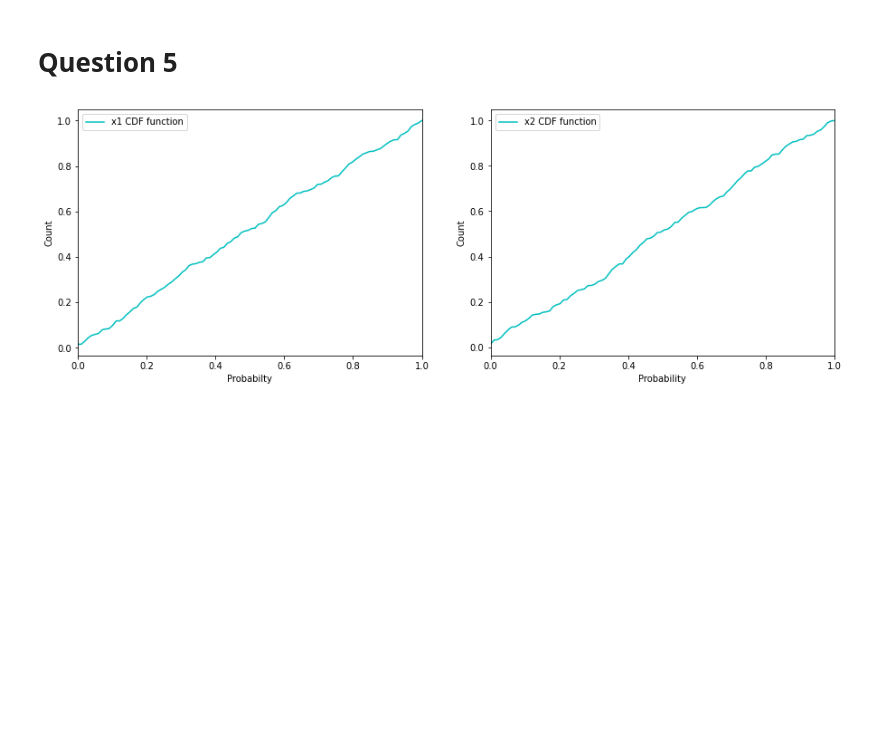
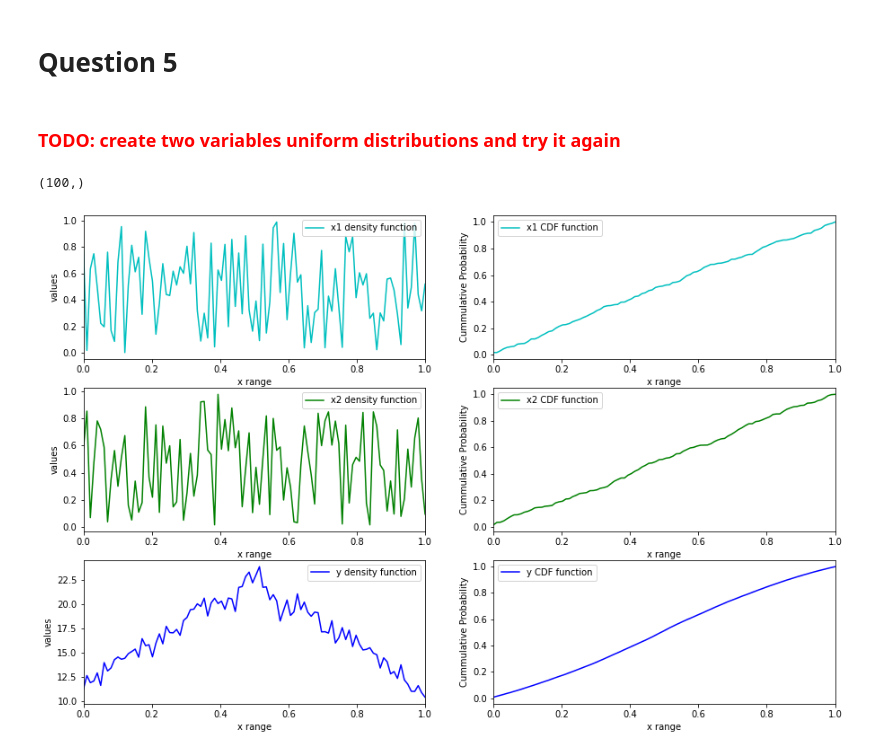
Before and after one commit to amindadgar/Pattern-Recognition, a Jupyter notebook: HW1.ipynb, the cells around one changed output. Drawn from its saved outputs; the diff is of its cells as text; code cells hidden in the pictures; blank space fills up the shorter version.

Commit message:
Question5 sum of two uniform distributions implemented!

```diff
--- a/HW1.ipynb
+++ b/HW1.ipynb
@@ -293,14 +295,17 @@ plt.show()
 </html>
 # %% [markdown]
 # Question 5
+# %% [markdown]
+<h3 style='color:Red;'> TODO: create two variables uniform distributions and try it again </h3>
 # %%
 ##################### sum of two uniform distribution with i.i.d. property #####################
 
 np.random.seed(10)
+
 x1 = np.random.uniform(0,1,100)
 x2 = np.random.uniform(0,1,100)
 
-## TODO: y = Convolutioin(x1,x2)
+y = np.convolve(x1,x2,mode='same')
 # %%
 ##################### Generate Cummulative Distribution Probability #####################
 def generate_cdf(x1):
@@ -321,28 +326,67 @@ def generate_cdf(x1):
 
 x1_cdf = generate_cdf(x1)
 x2_cdf = generate_cdf(x2)
+y_cdf = generate_cdf(y)
 
 ## Y is sum of x1 and x2, so it's CDF will be
 ## TODO: Convolution x1 and x2
+# %% [output]
+(100,)
 # %%
+def plot_my_graph(ax, x, y, legend, xlabel, ylabel, color = 'c', xlim = [0,1]):
+    ax.plot(x,y,color=color)
+    ## if xlim was allowed
+    if(xlim != False):
+        ax.set_xlim(xlim)
 
-fig, axes = plt.subplots(1,2,figsize = (15,5))
+    ax.legend([legend])
+    ax.set_xlabel(xlabel)
+    ax.set_ylabel(ylabel)
 
 
-axes[0].plot(np.linspace(0,1, num=100),x1_cdf,color='c')
-axes[0].set_xlim([0,1])
-axes[0].legend(["x1 CDF function"])
-axes[0].set_xlabel("Probabilty")
-axes[0].set_ylabel("Count")
+fig, axes = plt.subplots(3,2,figsize = (15,10))
+
+
+plot_my_graph(axes[0][0], x=np.linspace(0,1, num=100),
+             y= x1,
+             legend="x1 density function",
+             xlabel= "x range",
+             ylabel= "values")
+
+plot_my_graph(axes[0][1], x=np.linspace(0,1, num=100),
+             y= x1_cdf,
+             legend="x1 CDF function",
+             xlabel= "x range",
+             ylabel= "Cummulative Probability")
 
 
 
-axes[1].plot(np.linspace(0,1, num=100),x2_cdf,color='c')
-axes[1].set_xlim([0,1])
-axes[1].legend(["x2 CDF function"])
-axes[1].set_xlabel("Probability")
-axes[1].set_ylabel("Count")
+plot_my_graph(axes[1][0], x=np.linspace(0,1, num=100),
+             y= x2, legend="x2 density function",
+             xlabel= "x range",
+             ylabel= "values",
+             color='g')
+
+plot_my_graph(axes[1][1], x=np.linspace(0,1, num=100),
+             y= x2_cdf, legend="x2 CDF function",
+             xlabel= "x range",
+             ylabel= "Cummulative Probability",
+             color='g')
+
+
+
+plot_my_graph(axes[2][0], x=np.linspace(0,1, num=100),
+             y= y, legend="y density function",
+             xlabel= "x range",
+             ylabel= "values",
+             color='b')
+
+plot_my_graph(axes[2][1], x=np.linspace(0,1, num=100),
+             y= y_cdf, legend="y CDF function",
+             xlabel= "x range",
+             ylabel= "Cummulative Probability",
+             color='b')
 
 plt.show()
 # %% [output]
-[figure, old version]
+[figure, new version]
```
Also changed, not shown: parts of 1 cell of this notebook.
